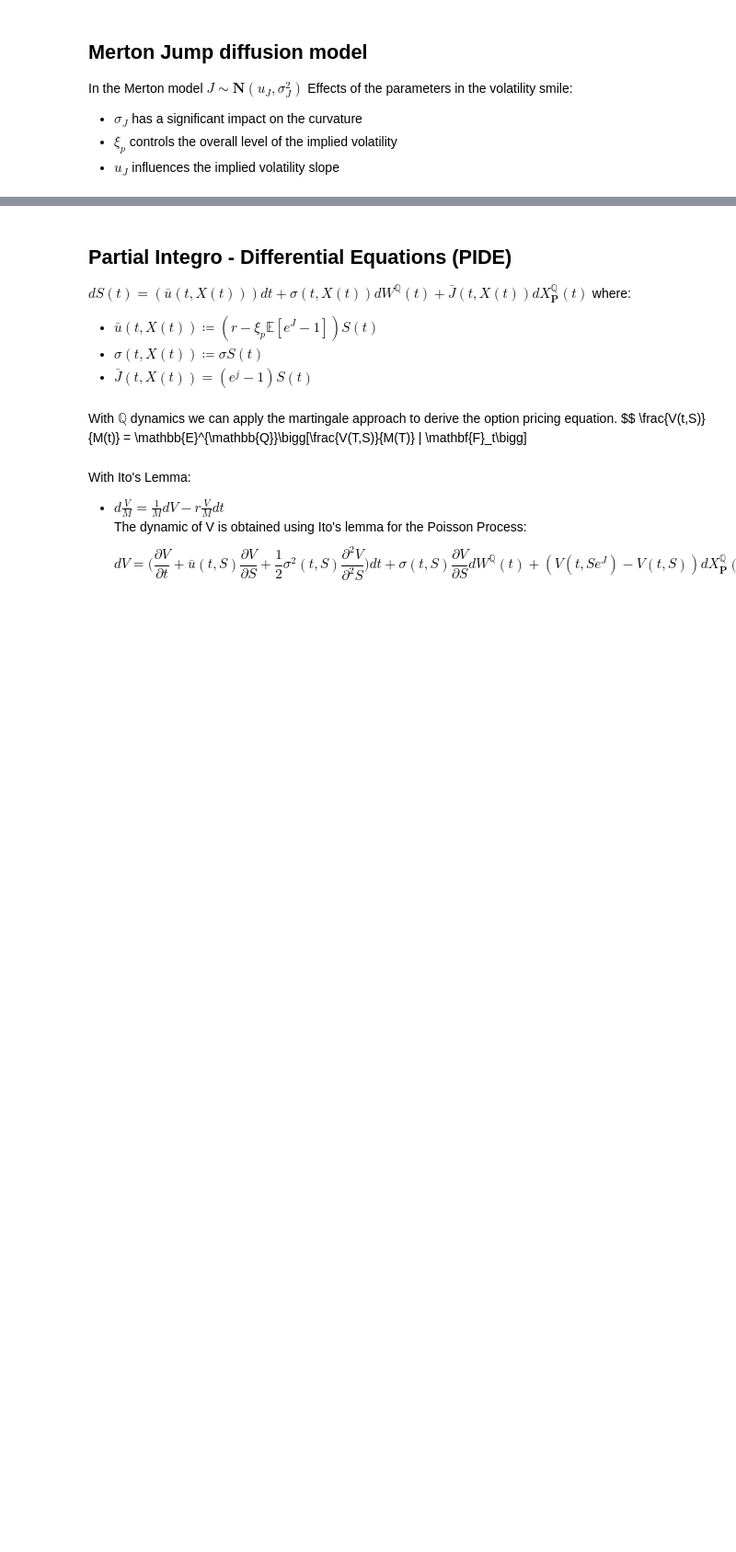
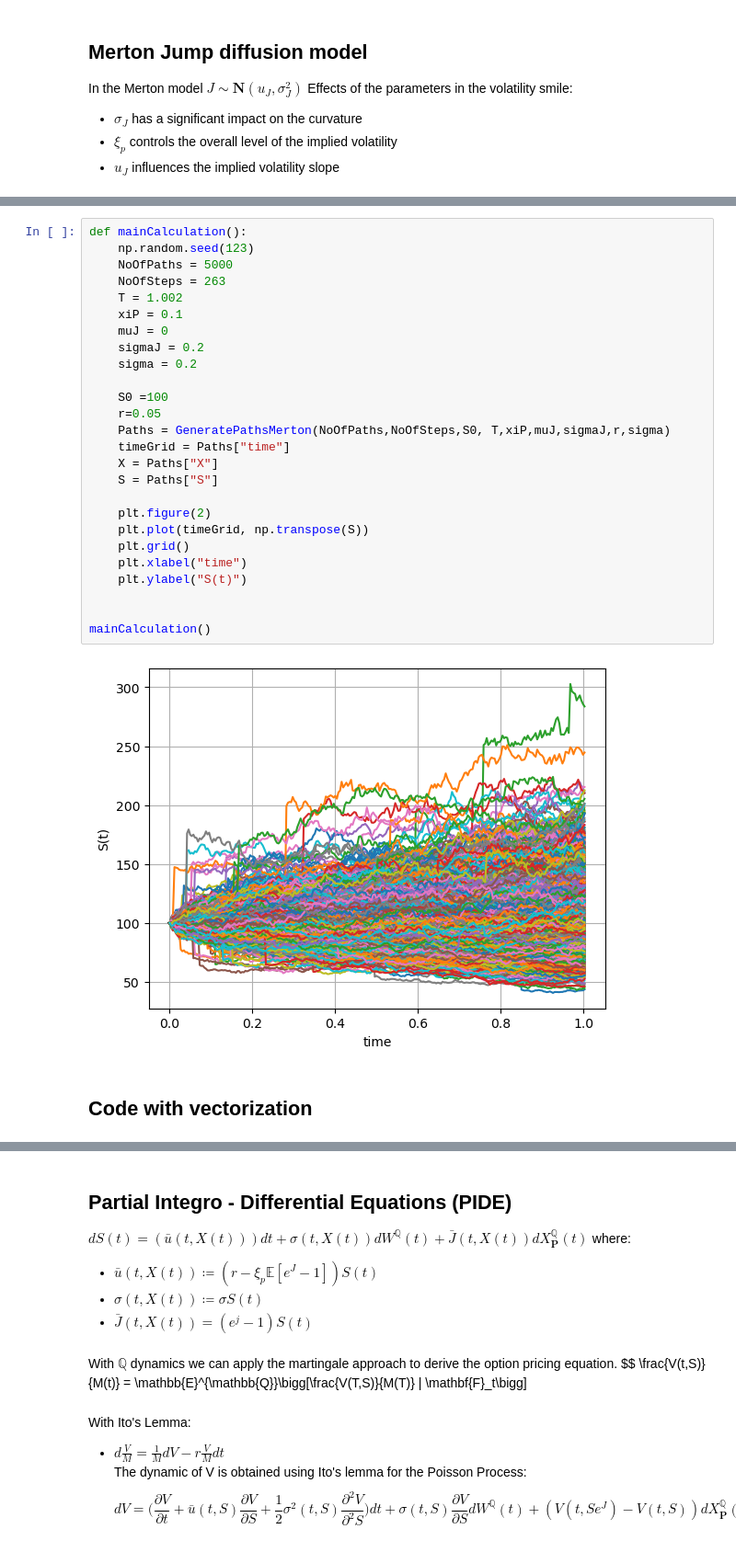
Before and after one commit to LucaDaquanno/Financial-Engineering, a Jupyter notebook: Jump_diffusion.ipynb, the cells around one changed output, grey strips where cells are left out. Shown: that part at 92% size. Saved outputs shown, nothing was run; the diff lists cells and outputs as text; blank space fills up the shorter version.

```diff
--- a/Jump_diffusion.ipynb
+++ b/Jump_diffusion.ipynb
@@ -204,0 +240,30 @@ Effects of the parameters in the volatility smile:
+# %%
+def mainCalculation():
+    np.random.seed(123)
+    NoOfPaths = 5000
+    NoOfSteps = 263
+    T = 1.002
+    xiP = 0.1
+    muJ = 0
+    sigmaJ = 0.2
+    sigma = 0.2
+
+    S0 =100
+    r=0.05
+    Paths = GeneratePathsMerton(NoOfPaths,NoOfSteps,S0, T,xiP,muJ,sigmaJ,r,sigma)
+    timeGrid = Paths["time"]
+    X = Paths["X"]
+    S = Paths["S"]
+
+    plt.figure(2)
+    plt.plot(timeGrid, np.transpose(S))
+    plt.grid()
+    plt.xlabel("time")
+    plt.ylabel("S(t)")
+
+
+mainCalculation()
+# %% [output]
+[figure, added]
+# %% [markdown]
+## Code with vectorization
```
Also changed, not shown: parts of 14 cells of this notebook, 1 other file.
